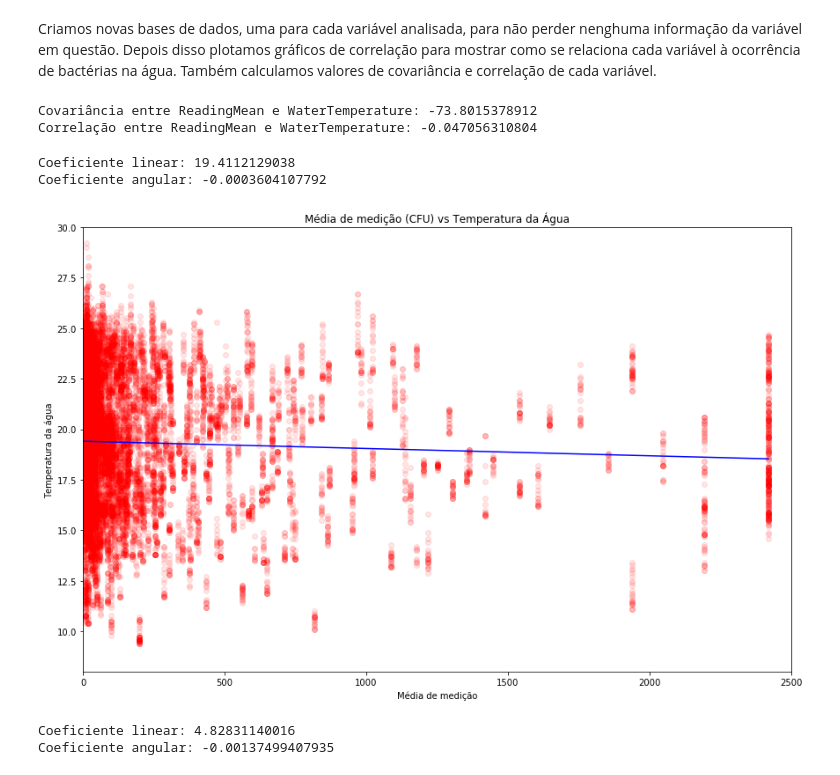
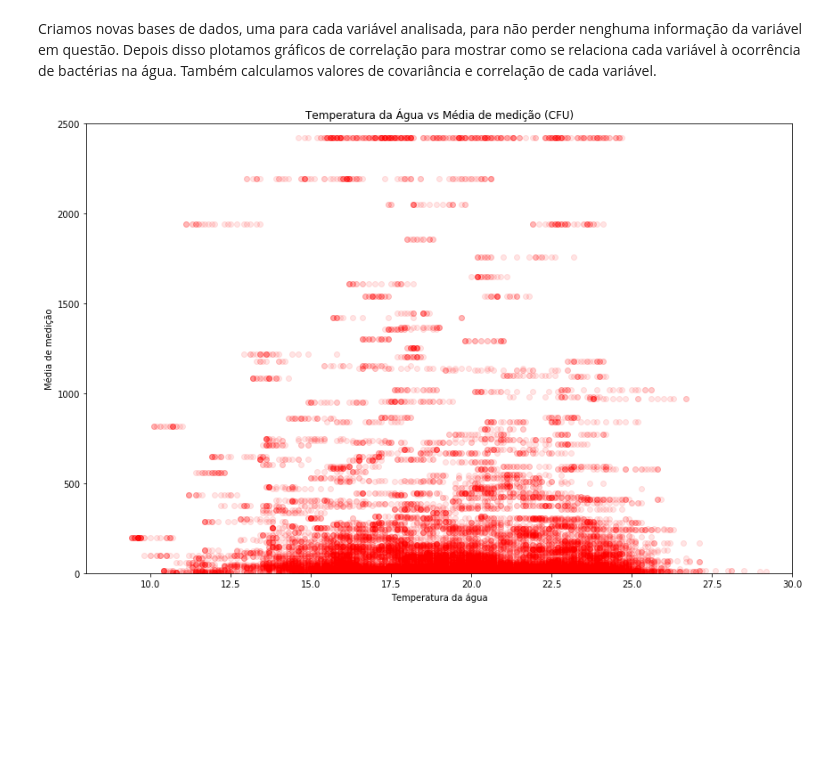
Before and after one commit to stephaniewm/Projeto_3, a Jupyter notebook: Projeto+3.ipynb, the cells around one changed output. Saved outputs shown, nothing was run; the diff lists cells and outputs as text; code cells hidden in the pictures; blank space fills up the shorter version.

```diff
--- a/Projeto+3.ipynb
+++ b/Projeto+3.ipynb
@@ -115,48 +115,18 @@ Turbidez = new_df[['ReadingMean',"Turbidity"]].dropna()
 Transdutor = new_df[['ReadingMean',"TransducerDepth"]].dropna()
 Altura_Onda = new_df[['ReadingMean',"WaveHeight"]].dropna()
 Periodo_Onda = new_df[['ReadingMean',"WavePeriod"]].dropna()
-# %%
-print("Covariância entre ReadingMean e WaterTemperature:",Temperatura.ReadingMean.cov(Temperatura.WtrTemperature))
-
-print("Correlação entre ReadingMean e WaterTemperature:",Temperatura.ReadingMean.corr(Temperatura.WtrTemperature))
-# %% [output]
-Covariância entre ReadingMean e WaterTemperature: -73.8015378912
-Correlação entre ReadingMean e WaterTemperature: -0.047056310804
-# %%
-# Regressão entre ReadingMean e WaterTemperature com ajuste linear
-
-a = Temperatura.ReadingMean.cov(Temperatura.WtrTemperature) / Temperatura.ReadingMean.var()
-b = Temperatura.WtrTemperature.mean() - a*Temperatura.ReadingMean.mean()
-
-print('Coeficiente linear:', b)
-print('Coeficiente angular:', a)
-# %% [output]
-Coeficiente linear: 19.4112129038
-Coeficiente angular: -0.0003604107792
 # %%
 fig = plt.figure(figsize=(12, 8))
-plt.scatter(Temperatura.ReadingMean, Temperatura.WtrTemperature, c='red', alpha=0.1)
-plt.title('Média de medição (CFU) vs Temperatura da Água')
-plt.xlabel('Média de medição')
-plt.ylabel('Temperatura da água')
+plt.scatter(Temperatura.WtrTemperature, Temperatura.ReadingMean, c='red', alpha=0.1)
+plt.title('Temperatura da Água vs Média de medição (CFU)')
+plt.ylabel('Média de medição')
+plt.xlabel('Temperatura da água')
 
-plt.plot((Temperatura.ReadingMean.min(),Temperatura.ReadingMean.max()), (a*Temperatura.ReadingMean.min()+b, a*Temperatura.ReadingMean.max()+b), color='blue')
 
 plt.tight_layout()
-plt.axis([0,2500,8,30])
+plt.axis([8,30,0,2500,])
 plt.show()
 # %% [output]
-[figure, old version]
+[figure, new version]
-# %%
-# Regressão entre ReadingMean e Turbidez com ajuste linear
-
-a = Turbidez.ReadingMean.cov(Turbidez.Turbidity) / Turbidez.ReadingMean.var()
-b = Turbidez.Turbidity.mean() - a*Turbidez.ReadingMean.mean()
-
-print('Coeficiente linear:', b)
-print('Coeficiente angular:', a)
-# %% [output]
-Coeficiente linear: 4.82831140016
-Coeficiente angular: -0.00137499407935
 # %%
 fig = plt.figure(figsize=(12, 8))
```
Also changed, not shown: parts of 14 cells of this notebook.
